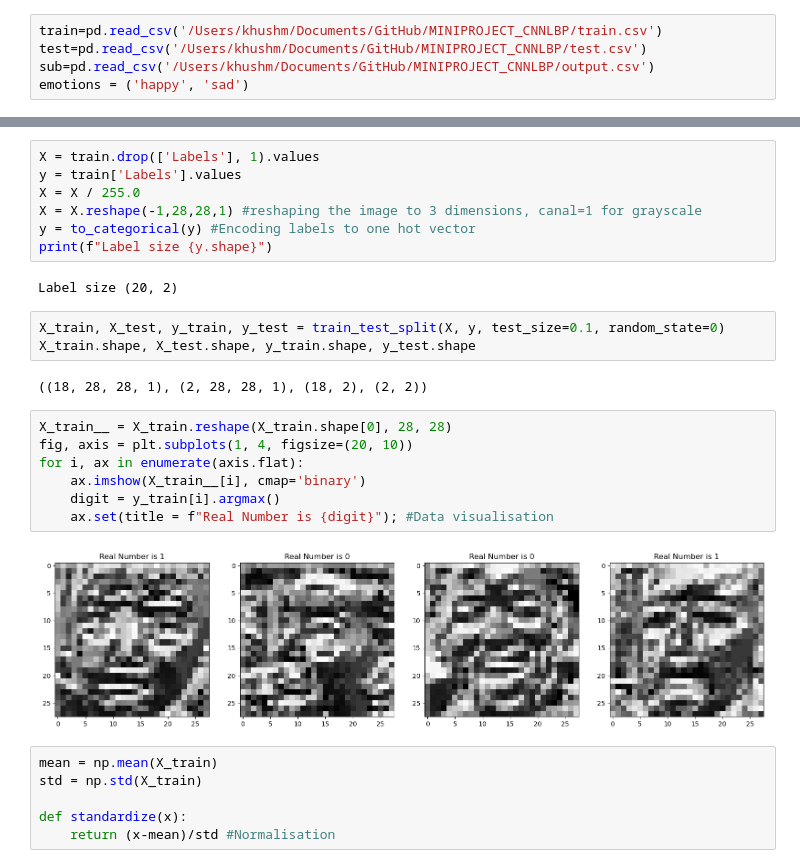
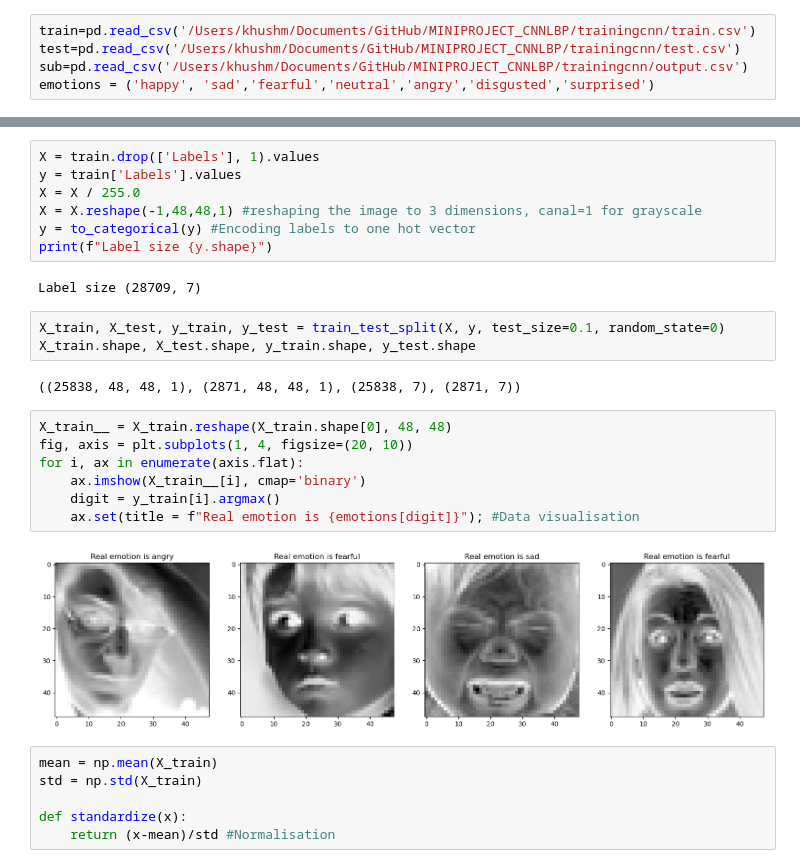
Before and after one commit to KM2002/MINIPROJECT_CNNLBP, a Jupyter notebook: mnist_mblbp.ipynb, the cells around one changed output, grey strips where cells are left out. Drawn from its saved outputs; the diff is of its cells as text.

```diff
--- a/mnist_mblbp.ipynb
+++ b/mnist_mblbp.ipynb
@@ -22,9 +22,9 @@ import matplotlib.pyplot as plt
 To enable them in other operations, rebuild TensorFlow with the appropriate compiler flags.
 # %%
-train=pd.read_csv('/Users/khushm/Documents/GitHub/MINIPROJECT_CNNLBP/train.csv')
-test=pd.read_csv('/Users/khushm/Documents/GitHub/MINIPROJECT_CNNLBP/test.csv')
-sub=pd.read_csv('/Users/khushm/Documents/GitHub/MINIPROJECT_CNNLBP/output.csv')
-emotions = ('happy', 'sad')
+train=pd.read_csv('/Users/khushm/Documents/GitHub/MINIPROJECT_CNNLBP/trainingcnn/train.csv')
+test=pd.read_csv('/Users/khushm/Documents/GitHub/MINIPROJECT_CNNLBP/trainingcnn/test.csv')
+sub=pd.read_csv('/Users/khushm/Documents/GitHub/MINIPROJECT_CNNLBP/trainingcnn/output.csv')
+emotions = ('happy', 'sad','fearful','neutral','angry','disgusted','surprised')
 # %%
 print(f"Training data size {train.shape}\nTesting data size {test.shape}")
 # %% [output]
@@ -34,25 +34,25 @@ Testing data size (80, 784)
 X = train.drop(['Labels'], 1).values
 y = train['Labels'].values
 X = X / 255.0
-X = X.reshape(-1,28,28,1) #reshaping the image to 3 dimensions, canal=1 for grayscale
+X = X.reshape(-1,48,48,1) #reshaping the image to 3 dimensions, canal=1 for grayscale
 y = to_categorical(y) #Encoding labels to one hot vector
 print(f"Label size {y.shape}")
 # %% [output]
-Label size (20, 2)
+Label size (28709, 7)
 # %%
 X_train, X_test, y_train, y_test = train_test_split(X, y, test_size=0.1, random_state=0)
 X_train.shape, X_test.shape, y_train.shape, y_test.shape
 # %% [output]
-((18, 28, 28, 1), (2, 28, 28, 1), (18, 2), (2, 2))
+((25838, 48, 48, 1), (2871, 48, 48, 1), (25838, 7), (2871, 7))
 # %%
-X_train__ = X_train.reshape(X_train.shape[0], 28, 28)
+X_train__ = X_train.reshape(X_train.shape[0], 48, 48)
 fig, axis = plt.subplots(1, 4, figsize=(20, 10))
 for i, ax in enumerate(axis.flat):
     ax.imshow(X_train__[i], cmap='binary')
     digit = y_train[i].argmax()
-    ax.set(title = f"Real Number is {digit}"); #Data visualisation
+    ax.set(title = f"Real emotion is {emotions[digit]}"); #Data visualisation
 # %% [output]
-[figure, old version]
+[figure, new version]
 # %%
 mean = np.mean(X_train)
 std = np.std(X_train)
```
Also changed, not shown: parts of 9 cells of this notebook.
